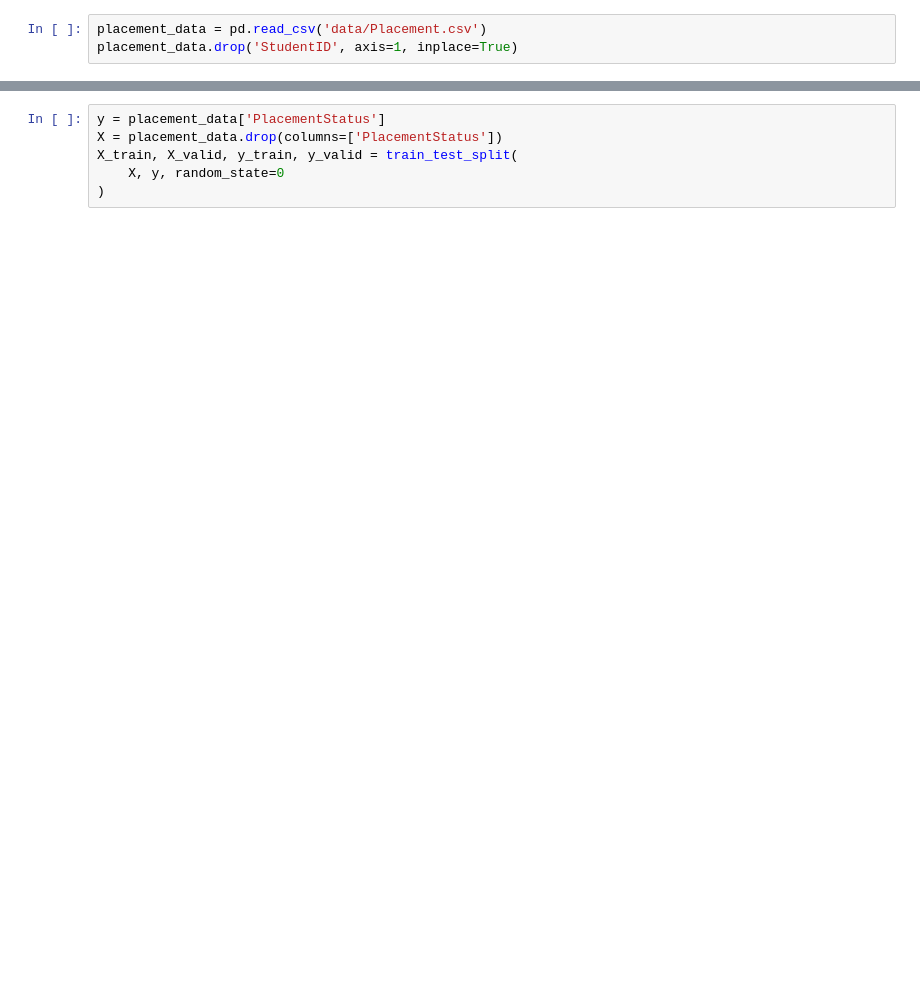
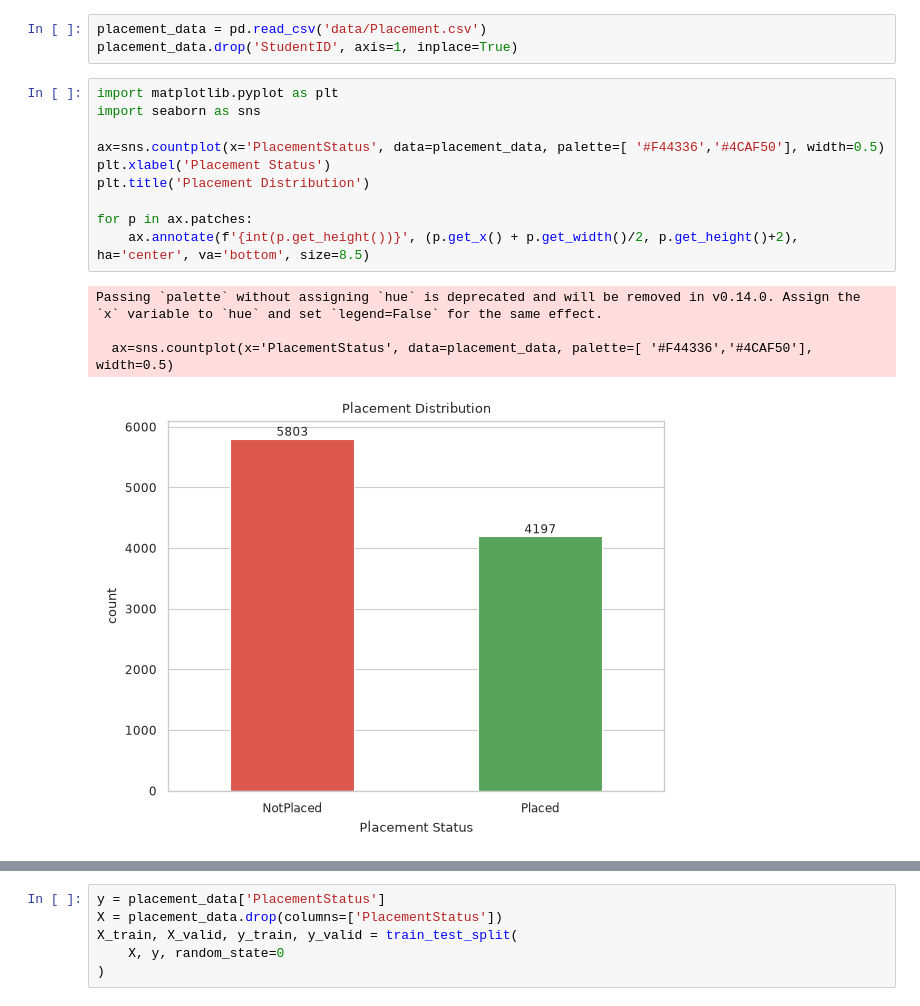
Before and after one commit to souparnikavp17/placement-prediction, a Jupyter notebook: notebook.ipynb, the cells around one changed output, grey strips where cells are left out. Drawn from its saved outputs; the diff is of its cells as text; blank space fills up the shorter version.

Commit message:
Perform exploratory data analysis

```diff
--- a/notebook.ipynb
+++ b/notebook.ipynb
@@ -8,3 +23,18 @@ from sklearn.compose import ColumnTransformer
 # %%
 placement_data = pd.read_csv('data/Placement.csv')
 placement_data.drop('StudentID', axis=1, inplace=True)
+# %%
+import matplotlib.pyplot as plt
+import seaborn as sns
+
+ax=sns.countplot(x='PlacementStatus', data=placement_data, palette=[ '#F44336','#4CAF50'], width=0.5)
+plt.xlabel('Placement Status')
+plt.title('Placement Distribution')
+
+for p in ax.patches:
+    ax.annotate(f'{int(p.get_height())}', (p.get_x() + p.get_width()/2, p.get_height()+2), ha='center', va='bottom', size=8.5)
+# %% [output]
+Passing `palette` without assigning `hue` is deprecated and will be removed in v0.14.0. Assign the `x` variable to `hue` and set `legend=False` for the same effect.
+
+  ax=sns.countplot(x='PlacementStatus', data=placement_data, palette=[ '#F44336','#4CAF50'], width=0.5)
+[figure, added]
```
Also changed, not shown: parts of 7 cells of this notebook, 2 other files.
